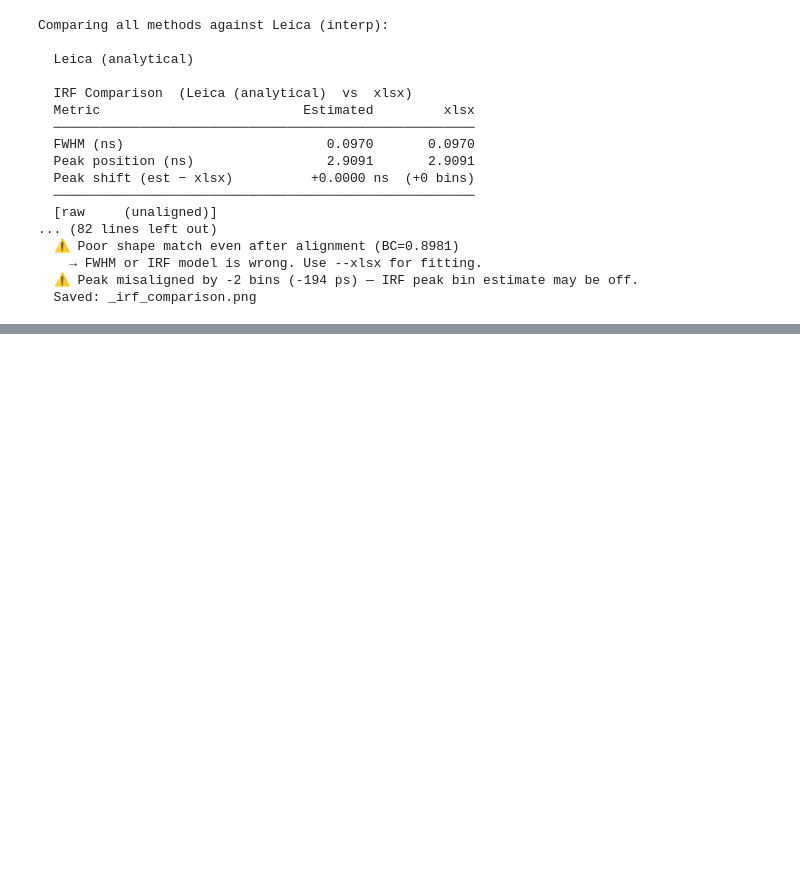
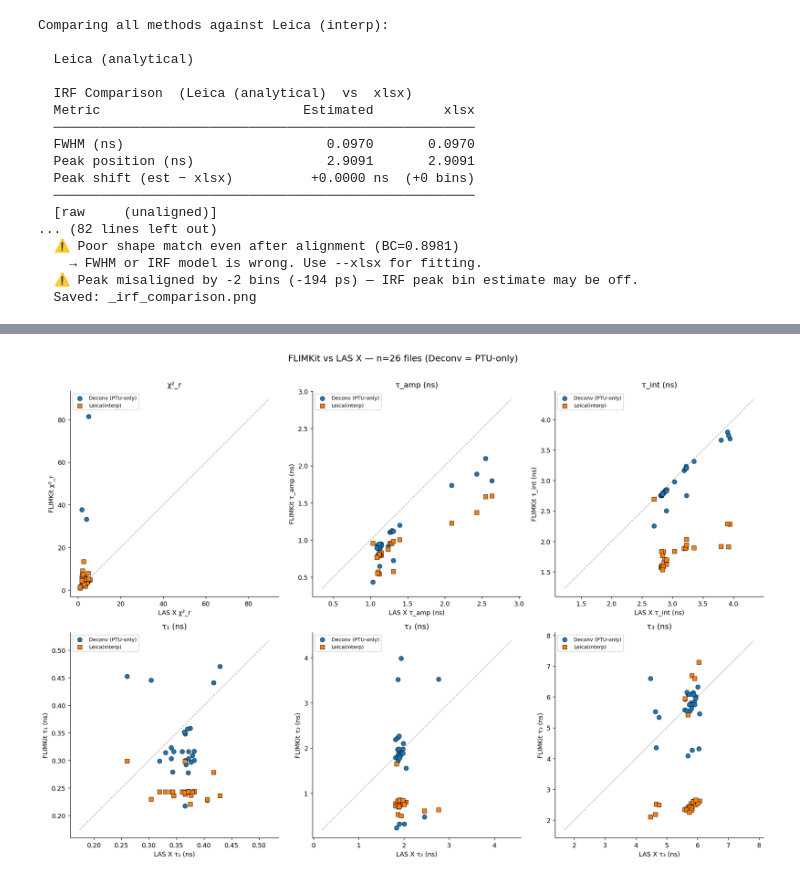
Before and after one commit to alex1075/FLIMKit, a Jupyter notebook: irf_reconstruction_validation.ipynb, the cells around one changed output, grey strips where cells are left out. Saved outputs shown, nothing was run; the diff lists cells and outputs as text; code cells hidden in the pictures; blank space fills up the shorter version.

Commit message:
create a machine IRF from existing fitted data

```diff
--- a/irf_reconstruction_validation.ipynb
+++ b/irf_reconstruction_validation.ipynb
@@ -483,0 +1796,17 @@ than the true IRF (σ = 97–128 ps). This is why χ²_r was 10–50 with the ol
+# %%
+# ── 26-file dataset: discover pairs ───────────────────────────────────────────
+DATA_DIR_26 = Path("/Volumes/Lexar/test_fit_dataset/")
+
+pairs_26 = []
+for ptu_path in sorted(DATA_DIR_26.glob("*.ptu")):
+    if ptu_path.name.startswith("._"):
+        continue  # skip macOS resource forks
+    name = ptu_path.stem
+    xlsx_path = DATA_DIR_26 / f"{name}.xlsx"
+    fit_path  = DATA_DIR_26 / f"{name}_fit.xlsx"
+    if xlsx_path.exists() and fit_path.exists():
+        pairs_26.append((name, ptu_path, xlsx_path, fit_path))
+
+print(f"Found {len(pairs_26)} complete triplets")
+for name, *_ in pairs_26:
+    print(f"  {name}")
@@ -483,0 +2020,38 @@ than the true IRF (σ = 97–128 ps). This is why χ²_r was 10–50 with the ol
+# %%
+# ── 26-file scatter plots: FLIMKit vs LAS X ───────────────────────────────────
+fig, axes = plt.subplots(2, 3, figsize=(16, 11))
+fig.suptitle(f'FLIMKit vs LAS X — n={len(dfr_26)} files (Deconv = PTU-only)', fontsize=14, y=1.01)
+
+plot_specs_26 = [
+    ('χ²_r',       'lasx_chi2',    'dc_chi2_r',  'li_chi2_r'),
+    ('τ_amp (ns)',  'lasx_tau_amp', 'dc_tau_amp', 'li_tau_amp'),
+    ('τ_int (ns)',  'lasx_tau_int', 'dc_tau_int', 'li_tau_int'),
+    ('τ₁ (ns)',     'lasx_tau1',    'dc_tau1',    'li_tau1'),
+    ('τ₂ (ns)',     'lasx_tau2',    'dc_tau2',    'li_tau2'),
+    ('τ₃ (ns)',     'lasx_tau3',    'dc_tau3',    'li_tau3'),
+]
+
+for ax, (label, lasx_col, dc_col, li_col) in zip(axes.flat, plot_specs_26):
+    x = dfr_26[lasx_col].values
+    y_dc = dfr_26[dc_col].values
+    y_li = dfr_26[li_col].values
+
+    lo = min(np.nanmin(x), np.nanmin(y_dc), np.nanmin(y_li)) * 0.8
+    hi = max(np.nanmax(x), np.nanmax(y_dc), np.nanmax(y_li)) * 1.1
+    ax.plot([lo, hi], [lo, hi], 'k--', alpha=0.3, lw=1)
+
+    ax.scatter(x, y_dc, c='tab:blue', s=50, zorder=3, label='Deconv (PTU-only)',
+               edgecolors='k', linewidths=0.5)
+    ax.scatter(x, y_li, c='tab:orange', s=50, zorder=3, label='Leica(interp)',
+               edgecolors='k', linewidths=0.5, marker='s')
+
+    ax.set_xlabel(f'LAS X {label}')
+    ax.set_ylabel(f'FLIMKit {label}')
+    ax.set_title(label)
+    ax.legend(fontsize=8)
+    ax.set_aspect('equal', adjustable='datalim')
+
+plt.tight_layout()
+plt.show()
+# %% [output]
+[figure, added]
```
Also changed, not shown: parts of 70 cells of this notebook, 8 other files.
